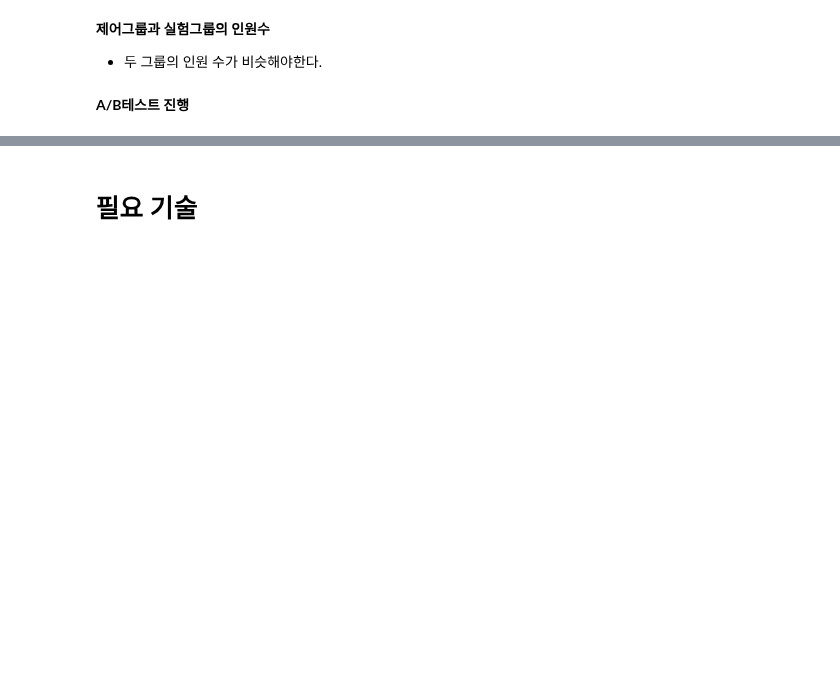
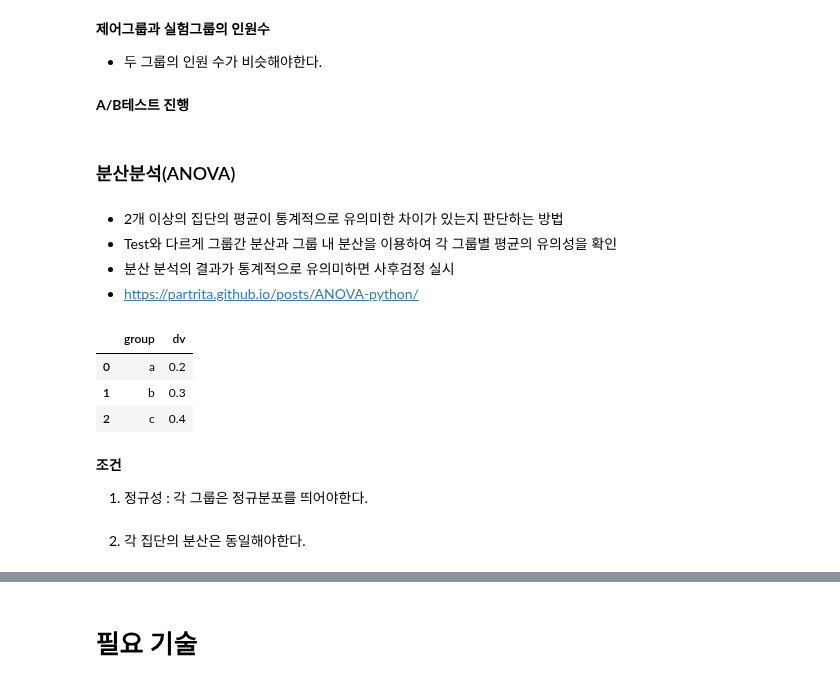
Before and after one commit to ev1025/DA_Study, a Jupyter notebook: DA_이론,_역량.ipynb, the cells around one changed output, grey strips where cells are left out. Drawn from its saved outputs; the diff is of its cells as text; code cells hidden in the pictures; blank space fills up the shorter version.

```diff
--- a/DA_이론,_역량.ipynb
+++ b/DA_이론,_역량.ipynb
@@ -579,3 +595,24 @@ new_convert = ab_data_clean.query('랜딩페이지 == "new_page"').클릭.sum()
 
 # [구매전환수1, 구매전환수2], [표본1의 개수, 표본2의 개수] , alternative
 z_score, p_value = sm.stats.proportions_ztest([old_convert, new_convert], [n_control, n_exp], alternative='smaller')
+# %% [markdown]
+### 분산분석(ANOVA)
+# %% [markdown]
+- 2개 이상의 집단의 평균이 통계적으로 유의미한 차이가 있는지 판단하는 방법
+- Test와 다르게 그룹간 분산과 그룹 내 분산을 이용하여 각 그룹별 평균의 유의성을 확인
+- 분산 분석의 결과가 통계적으로 유의미하면 사후검정 실시
+- https://partrita.github.io/posts/ANOVA-python/
+# %%
+# 사용데이터 모양
+import pandas as pd
+
+anova_df = pd.DataFrame({'group':['a','b','c'], 'dv':[0.2, 0.3, 0.4]})
+anova_df
+# %% [output]
+|  | group | dv |
+| 0 | a | 0.2 |
+| 1 | b | 0.3 |
+| 2 | c | 0.4 |
+# %% [markdown]
+**조건**
+1. 정규성 : 각 그룹은 정규분포를 띄어야한다.
@@ -581,0 +623,2 @@ z_score, p_value = sm.stats.proportions_ztest([old_convert, new_convert], [n_con
+# %% [markdown]
+   2. 각 집단의 분산은 동일해야한다.
```
Also changed, not shown: parts of 21 cells of this notebook.
